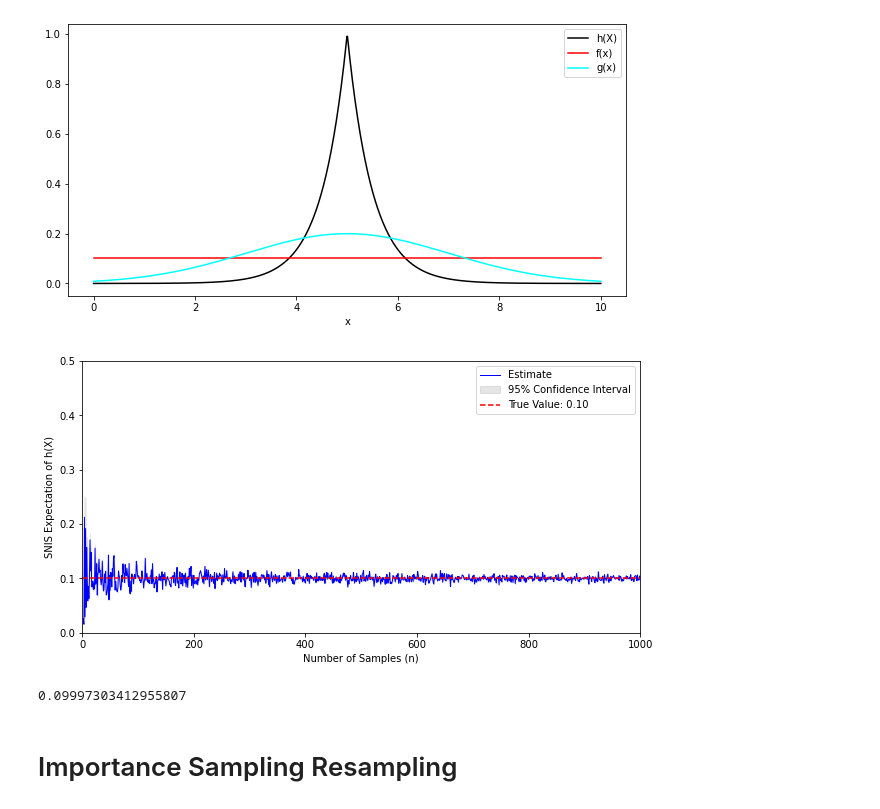
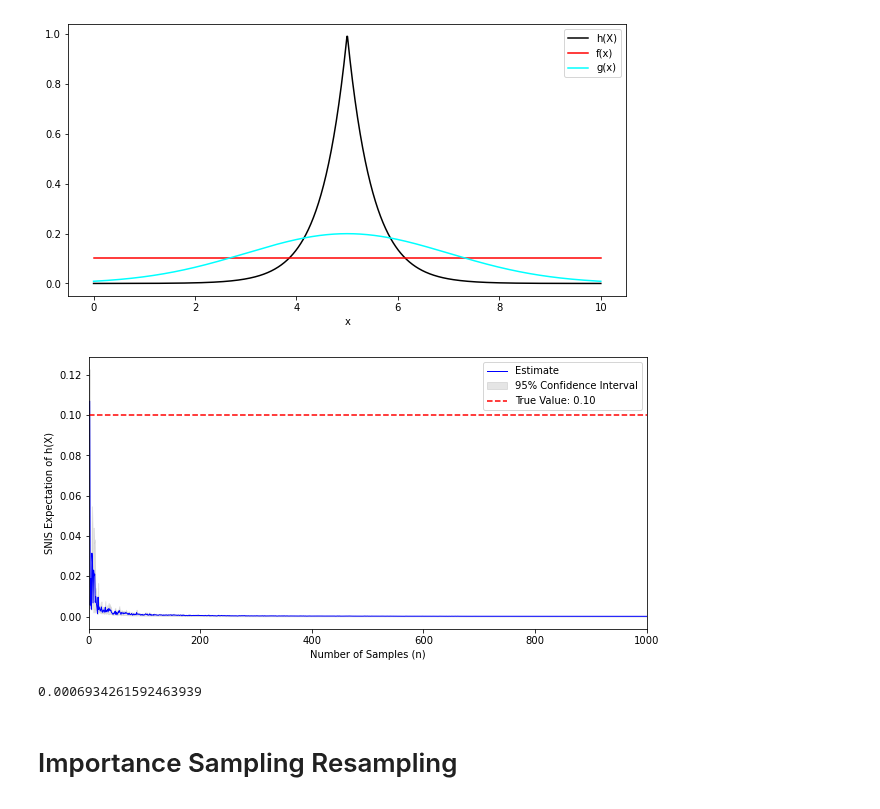
Before and after one commit to rosastreg/Undergrad_AM_Thesis, a Jupyter notebook: MonteCarlo.ipynb, the cells around one changed output. Cells and saved outputs as stored; diff of their text form; code cells hidden in the pictures.

```diff
--- a/MonteCarlo.ipynb
+++ b/MonteCarlo.ipynb
@@ -256,7 +256,7 @@ def SNIS(h,f,g, g_samples, n):
 
     h_values = h(g_samples)
 
-    values = weights * h_values
+    values = normalized_w * h_values
 
     mu = np.mean(values)
 
@@ -318,21 +318,20 @@ for k in n_values_SNIS:
 # %%
 # Plot SNIS results
 plt.figure(figsize=(10, 5))
 plt.plot(n_values_SNIS, estimates_SNIS, label='Estimate', linewidth=1, color='blue')
 plt.xlim(0,n_SNIS)
 plt.fill_between(n_values_SNIS, lower_bounds_SNIS, upper_bounds_SNIS, color='grey', alpha=0.2, label='95% Confidence Interval')
 plt.axhline(y=result_IS/10, color='red', linestyle='--', label=f'True Value: {result_IS/10:.2f}')
 plt.xlabel('Number of Samples (n)')
 plt.ylabel('SNIS Expectation of h(X)')
 plt.grid(False)
-plt.ylim(0,0.5)
 plt.legend()
 plt.show()
 
 print(np.mean(estimates_SNIS))
 # %% [output]
-[figure, old version]
+[figure, new version]
-0.09997303412955807
+0.0006934261592463939
 # %% [markdown]
 # Importance Sampling Resampling
 # %% [markdown]
```
Also changed, not shown: 2 other files.
